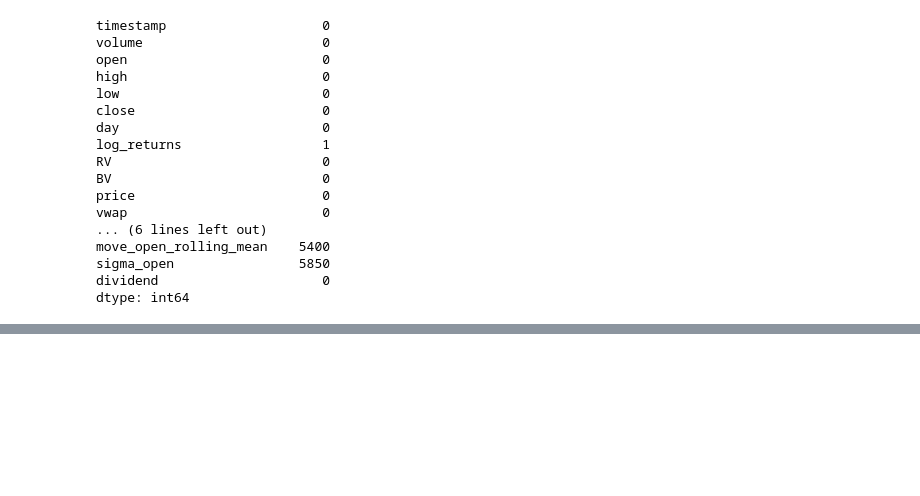
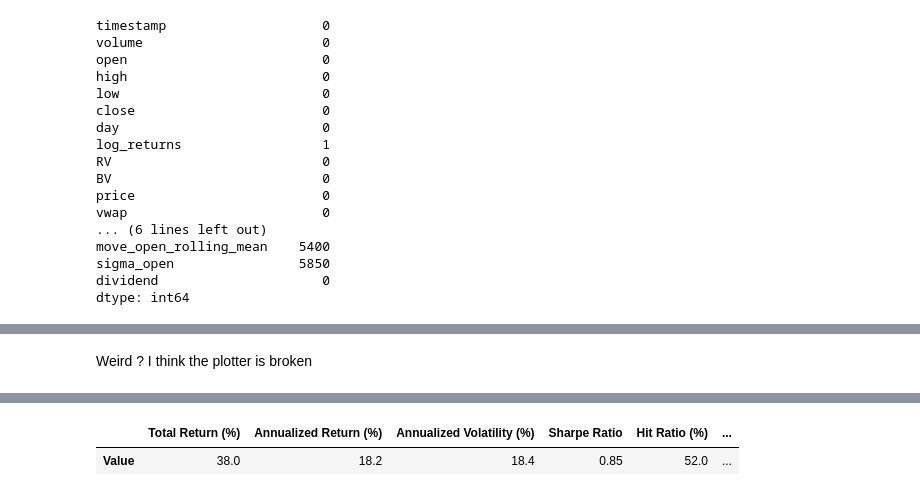
Before and after one commit to blackswan-quants/intraday-momentum, a Jupyter notebook: notebooks/replicating.ipynb, the cells around one changed output, grey strips where cells are left out. Drawn from its saved outputs; the diff is of its cells as text; code cells hidden in the pictures; blank space fills up the shorter version.

```diff
--- a/notebooks/replicating.ipynb
+++ b/notebooks/replicating.ipynb
@@ -275,0 +276,5 @@ plt.show
+# %% [markdown]
+Weird ? I think the plotter is broken
+# %%
+plott.compute_statistics("ret", "AUM", 0.000107 )
+# %% [output]
@@ -275,0 +282,2 @@ plt.show
+|  | Total Return (%) | Annualized Return (%) | Annualized Volatility (%) | Sharpe Ratio | Hit Ratio (%) | ... |
+| Value | 38.0 | 18.2 | 18.4 | 0.85 | 52.0 | ... |
```
Also changed, not shown: parts of 8 cells of this notebook.
